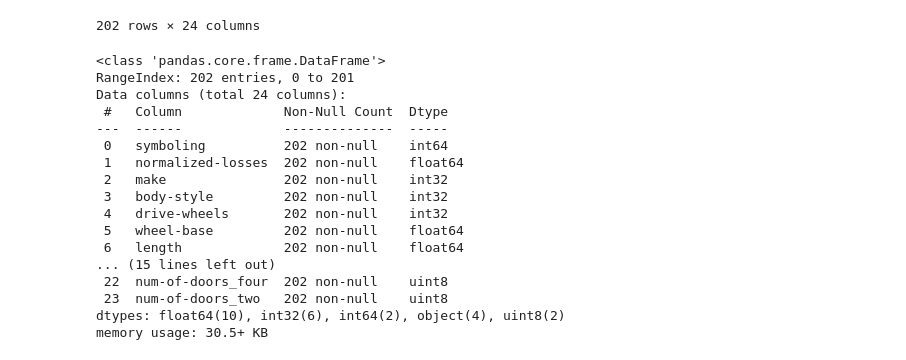
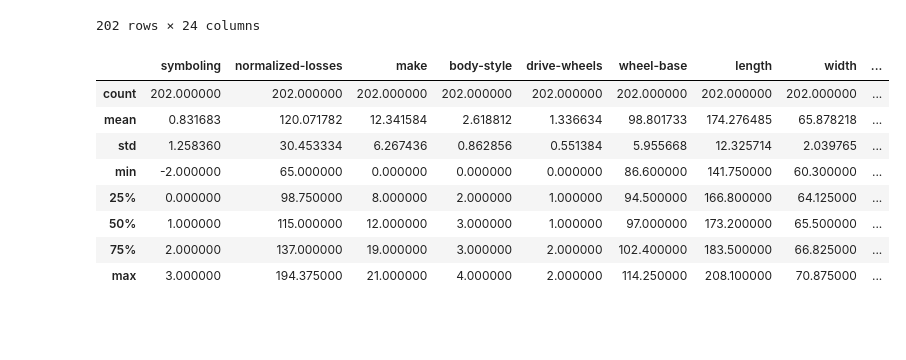
Before and after one commit to AkarshBhaskar/Exploratory-Data-Analysis-on-Datasets, a Jupyter notebook: automobile/EDA on Automobile.ipynb, the cells around one changed output. Drawn from its saved outputs; the diff is of its cells as text; code cells hidden in the pictures; blank space fills up the shorter version.

```diff
--- a/automobile/EDA on Automobile.ipynb
+++ b/automobile/EDA on Automobile.ipynb
@@ -387,22 +387,14 @@ df
 | 201 | -1 | 95.0 | 21 | 3 | 2 | 109.1 | 188.8 | 68.9 | ... |
 202 rows × 24 columns
 # %%
-df.info()
+df.describe()
 # %% [output]
-<class 'pandas.core.frame.DataFrame'>
-RangeIndex: 202 entries, 0 to 201
-Data columns (total 24 columns):
- #   Column             Non-Null Count  Dtype
----  ------             --------------  -----
- 0   symboling          202 non-null    int64
- 1   normalized-losses  202 non-null    float64
- 2   make               202 non-null    int32
- 3   body-style         202 non-null    int32
- 4   drive-wheels       202 non-null    int32
- 5   wheel-base         202 non-null    float64
- 6   length             202 non-null    float64
-... (15 lines left out)
- 22  num-of-doors_four  202 non-null    uint8
- 23  num-of-doors_two   202 non-null    uint8
-dtypes: float64(10), int32(6), int64(2), object(4), uint8(2)
-memory usage: 30.5+ KB
+|  | symboling | normalized-losses | make | body-style | drive-wheels | wheel-base | length | width | ... |
+| count | 202.000000 | 202.000000 | 202.000000 | 202.000000 | 202.000000 | 202.000000 | 202.000000 | 202.000000 | ... |
+| mean | 0.831683 | 120.071782 | 12.341584 | 2.618812 | 1.336634 | 98.801733 | 174.276485 | 65.878218 | ... |
+| std | 1.258360 | 30.453334 | 6.267436 | 0.862856 | 0.551384 | 5.955668 | 12.325714 | 2.039765 | ... |
+| min | -2.000000 | 65.000000 | 0.000000 | 0.000000 | 0.000000 | 86.600000 | 141.750000 | 60.300000 | ... |
+| 25% | 0.000000 | 98.750000 | 8.000000 | 2.000000 | 1.000000 | 94.500000 | 166.800000 | 64.125000 | ... |
+| 50% | 1.000000 | 115.000000 | 12.000000 | 3.000000 | 1.000000 | 97.000000 | 173.200000 | 65.500000 | ... |
+| 75% | 2.000000 | 137.000000 | 19.000000 | 3.000000 | 2.000000 | 102.400000 | 183.500000 | 66.825000 | ... |
+| max | 3.000000 | 194.375000 | 21.000000 | 4.000000 | 2.000000 | 114.250000 | 208.100000 | 70.875000 | ... |
```
Also changed, not shown: parts of 1 cell of this notebook.
